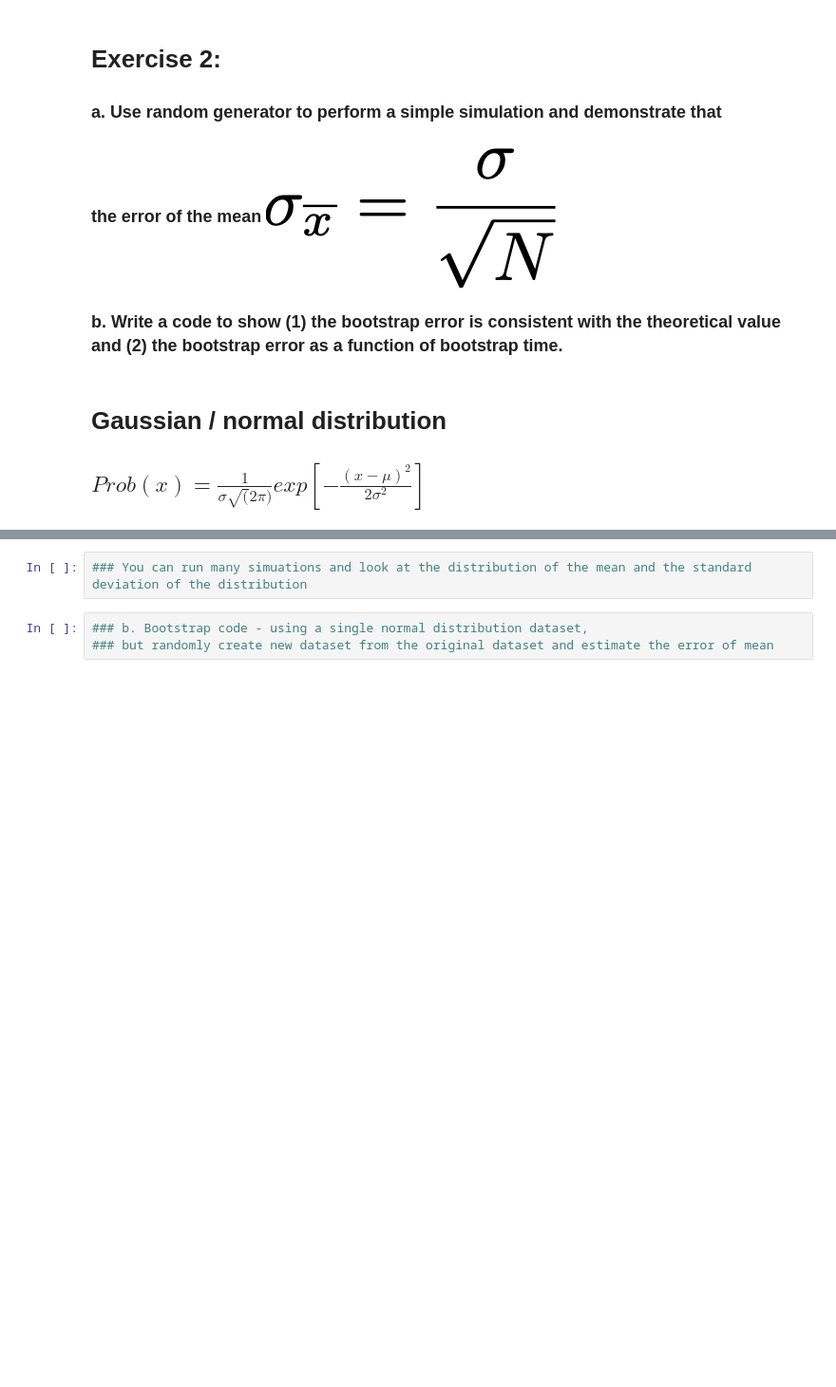
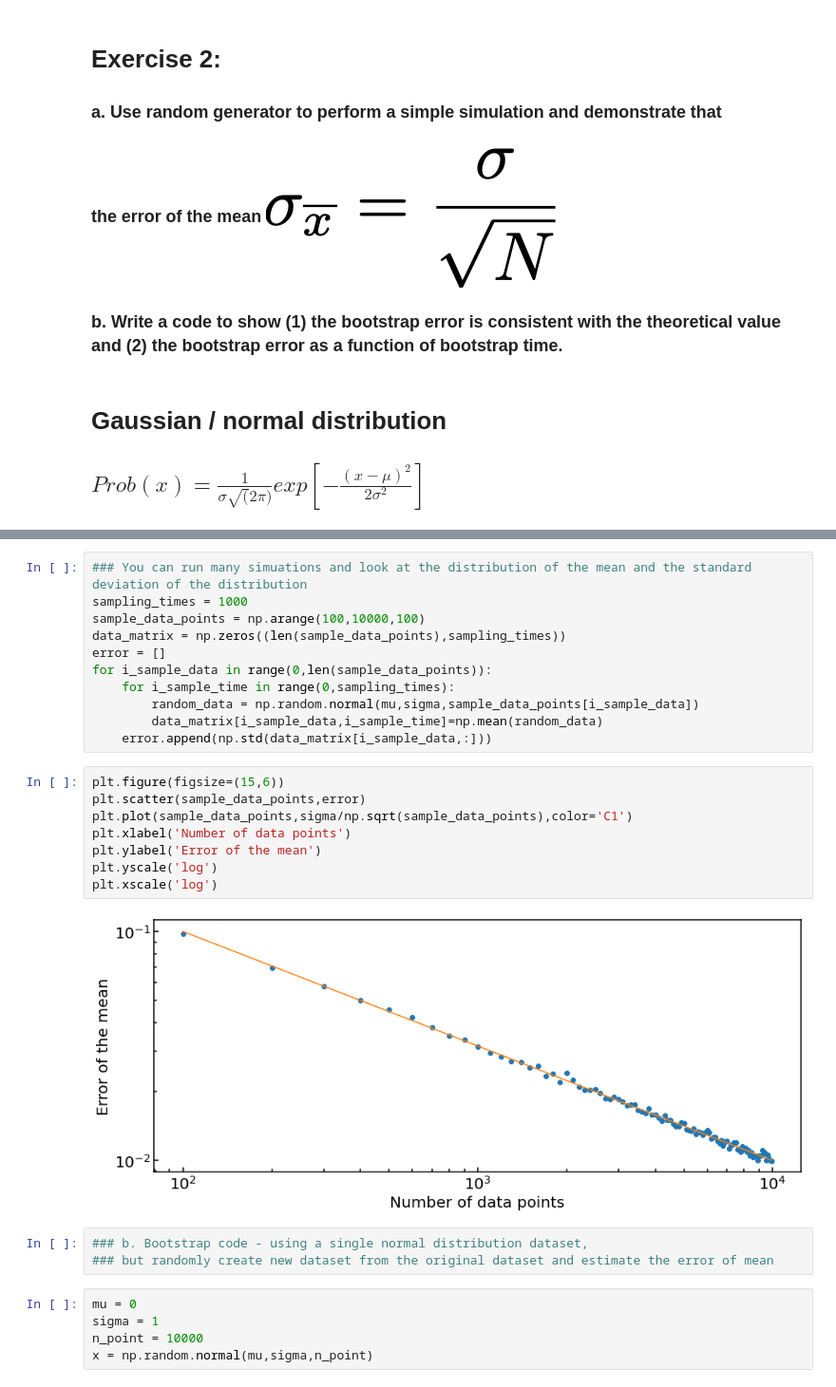
Before and after one commit to astro-blue/Data-analysis-in-astronomy-2024, a Jupyter notebook: Week_3/Basic_statistics_in_class_exercise.ipynb, the cells around one changed output, grey strips where cells are left out. Shown at 95% size. Cells and saved outputs as stored; diff of their text form; blank space fills up the shorter version.

```diff
--- a/Week_3/Basic_statistics_in_class_exercise.ipynb
+++ b/Week_3/Basic_statistics_in_class_exercise.ipynb
@@ -122,6 +122,30 @@ the standard deviation=1.003
 the error of the mean=0.010
 # %%
 ### You can run many simuations and look at the distribution of the mean and the standard deviation of the distribution
+sampling_times = 1000
+sample_data_points = np.arange(100,10000,100)
+data_matrix = np.zeros((len(sample_data_points),sampling_times))
+error = []
+for i_sample_data in range(0,len(sample_data_points)):
+    for i_sample_time in range(0,sampling_times):
+        random_data = np.random.normal(mu,sigma,sample_data_points[i_sample_data])
+        data_matrix[i_sample_data,i_sample_time]=np.mean(random_data)
+    error.append(np.std(data_matrix[i_sample_data,:]))
+# %%
+plt.figure(figsize=(15,6))
+plt.scatter(sample_data_points,error)
+plt.plot(sample_data_points,sigma/np.sqrt(sample_data_points),color='C1')
+plt.xlabel('Number of data points')
+plt.ylabel('Error of the mean')
+plt.yscale('log')
+plt.xscale('log')
+# %% [output]
+[figure, added]
 # %%
 ### b. Bootstrap code - using a single normal distribution dataset,
 ### but randomly create new dataset from the original dataset and estimate the error of mean
+# %%
+mu = 0
+sigma = 1
+n_point = 10000
+x = np.random.normal(mu,sigma,n_point)
```
Also changed, not shown: parts of 4 cells of this notebook.
